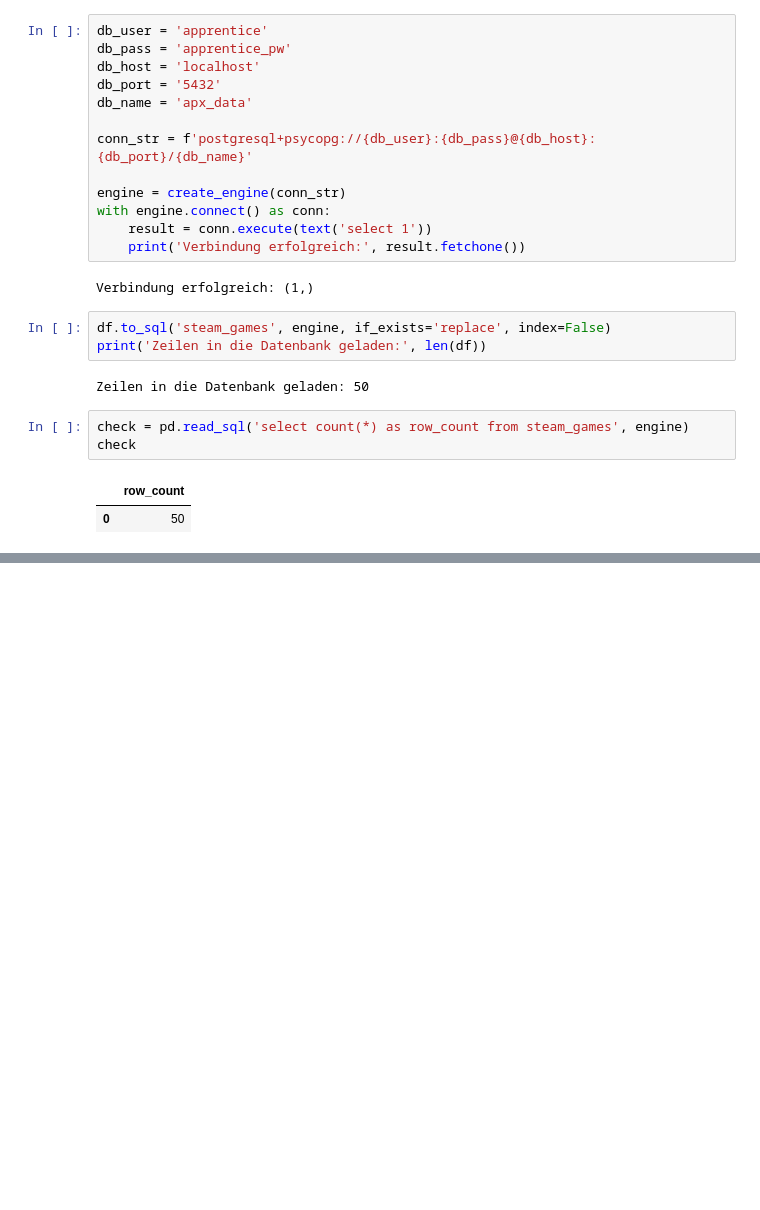
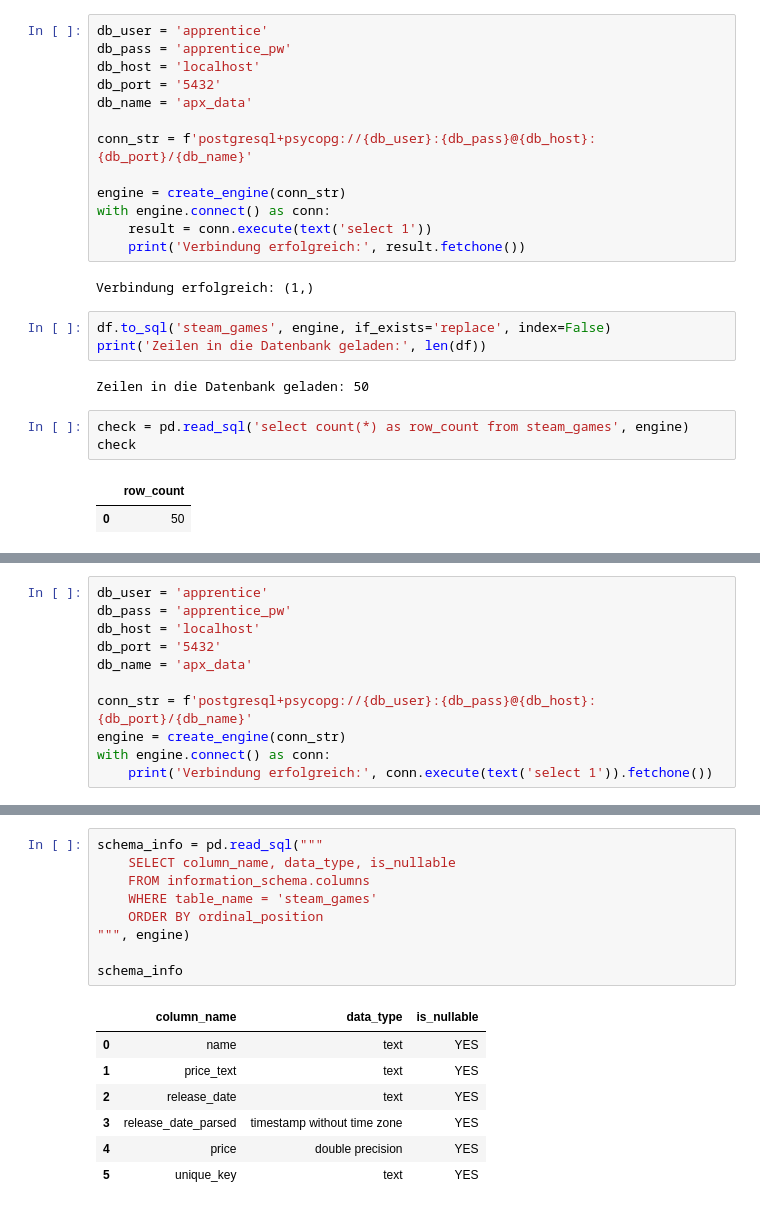
Before and after one commit to axpogroup/introductory-apprenticeship-axsa, a Jupyter notebook: web_scraper/steam_scraper.ipynb, the cells around one changed output, grey strips where cells are left out. Cells and saved outputs as stored; diff of their text form; blank space fills up the shorter version.

```diff
--- a/web_scraper/steam_scraper.ipynb
+++ b/web_scraper/steam_scraper.ipynb
@@ -420,0 +479,11 @@ teure
+# %%
+db_user = 'apprentice'
+db_pass = 'apprentice_pw'
+db_host = 'localhost'
+db_port = '5432'
+db_name = 'apx_data'
+
+conn_str = f'postgresql+psycopg://{db_user}:{db_pass}@{db_host}:{db_port}/{db_name}'
+engine = create_engine(conn_str)
+with engine.connect() as conn:
+    print('Verbindung erfolgreich:', conn.execute(text('select 1')).fetchone())
@@ -420,0 +502,17 @@ teure
+# %%
+schema_info = pd.read_sql("""
+    SELECT column_name, data_type, is_nullable
+    FROM information_schema.columns
+    WHERE table_name = 'steam_games'
+    ORDER BY ordinal_position
+""", engine)
+
+schema_info
+# %% [output]
+|  | column_name | data_type | is_nullable |
+| 0 | name | text | YES |
+| 1 | price_text | text | YES |
+| 2 | release_date | text | YES |
+| 3 | release_date_parsed | timestamp without time zone | YES |
+| 4 | price | double precision | YES |
+| 5 | unique_key | text | YES |
```
Also changed, not shown: parts of 18 cells of this notebook, 5 other files.
